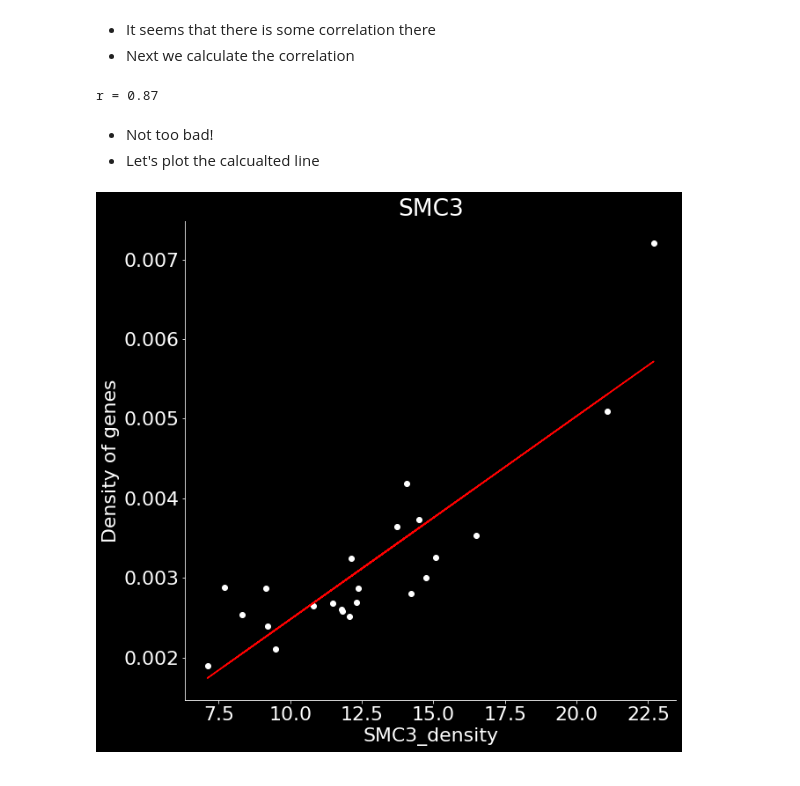
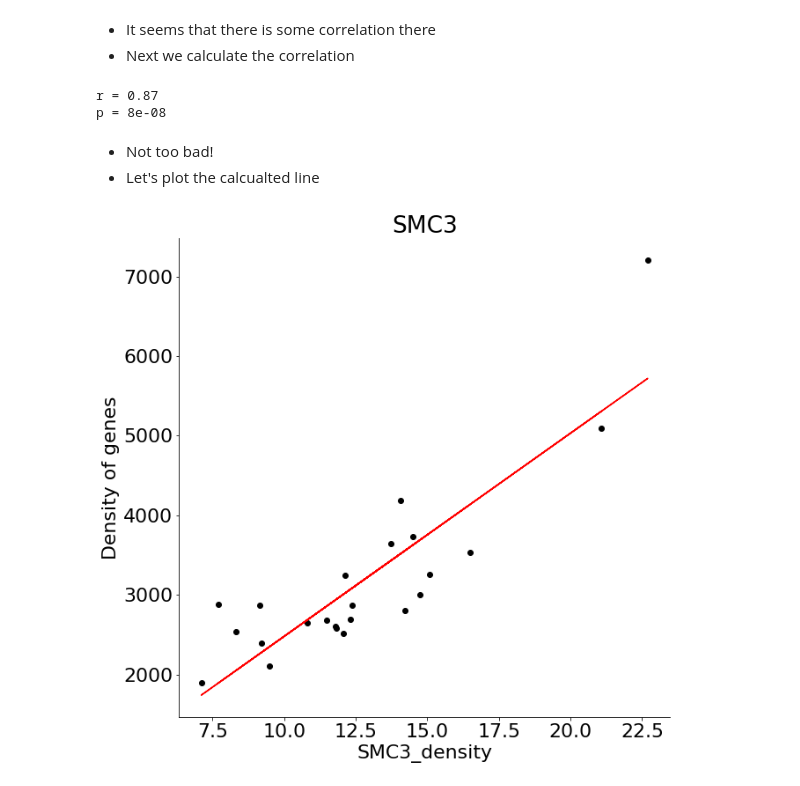
Before and after one commit to Mittmich/Sequencing_data_lesson_1, a Jupyter notebook: Example1_SMC3_CTCF_overlap.ipynb, the cells around one changed output. Cells and saved outputs as stored; diff of their text form; code cells hidden in the pictures.

```diff
--- a/Example1_SMC3_CTCF_overlap.ipynb
+++ b/Example1_SMC3_CTCF_overlap.ipynb
@@ -110,7 +112,9 @@ CTCF peaks that overlap with SMC3: 49.71 %
 # %% [markdown]
 Now we exploit the fact that we have everything in a pandas dataframe object to count smc3 peaks per chromosome and sort them by smc3 count
 # %%
-smc3PerChrom = smc3Frame.groupby("chrom").size().reset_index(name="counts").sort_values(by="counts", ascending=False)
+smc3PerChrom = smc3Frame.groupby("chrom").size()\
+                                         .reset_index(name="counts")\
+                                         .sort_values(by="counts", ascending=False)
 smc3PerChrom
 # %% [output]
 |  | chrom | counts |
@@ -296,3 +298,5 @@ transcriptome = bioframe.fetch_ucsc_mrna("hg19")
+# %%
+transcriptome = bioframe.read_ucsc_mrnafile("all_mrna.txt")
 # %%
 transcriptome
 # %% [output]
@@ -310,6 +314,6 @@ transcriptome
 | 9591142 | 1623 | 1194 | 13 | 0 | 0 | 1 | 1 | 6 | 18489 | ... |
 9591143 rows × 22 columns
 # %%
-geneCount = transcriptome.groupby("tName").size().reset_index()
+geneCount = transcriptome.groupby("tName").size().reset_index(name="geneCount").rename(columns={"tName": "chrom"})
 geneCount
 # %% [output]
@@ -329,9 +333,8 @@ geneCount
 # %% [markdown]
 Merge this with the Chip-seq densities
 # %%
-geneCount.columns = ["chrom", "geneCount"]
 geneCountMerged = pd.merge(ctcfSMC3Chromsizes, geneCount, on="chrom", how="left")
-geneCountMerged.loc[:, "geneDensity"] = geneCountMerged["geneCount"]/geneCountMerged["length"]
+geneCountMerged.loc[:, "geneDensity"] = geneCountMerged["geneCount"]/geneCountMerged["length"] * 1000000
 geneCountMerged
 # %% [output]
 |  | chrom | counts_SMC3 | length | SMC3_density | counts_CTCF | CTCF_density | geneCount | geneDensity |
@@ -381,18 +384,20 @@ plt.show()
 # %%
 slope, intercept, r_value, p_value, std_err = linregress(geneCountMerged["SMC3_density"], geneCountMerged["geneDensity"])
 print(f"r = {np.round(r_value, 2)}")
+print(f"p = {np.round(p_value, 8)}")
 # %% [output]
 r = 0.87
+p = 8e-08
 # %% [markdown]
 - Not too bad!
 - Let's plot the calcualted line
 # %%
 f, ax = plt.subplots()
-ax.plot(geneCountMerged["SMC3_density"], geneCountMerged["geneDensity"] , "o", color="white")
+ax.plot(geneCountMerged["SMC3_density"], geneCountMerged["geneDensity"] , "o", color="black")
 ax.plot(geneCountMerged["SMC3_density"], [intercept + slope*i for i in geneCountMerged["SMC3_density"]], color="red")
 sbn.despine()
 ax.set(xlabel="SMC3_density", ylabel="Density of genes", title="SMC3")
 f.set_size_inches(10, 10)
 plt.show()
 # %% [output]
-[figure, old version]
+[figure, new version]
```
Also changed, not shown: parts of 11 cells of this notebook, 1 other file.
